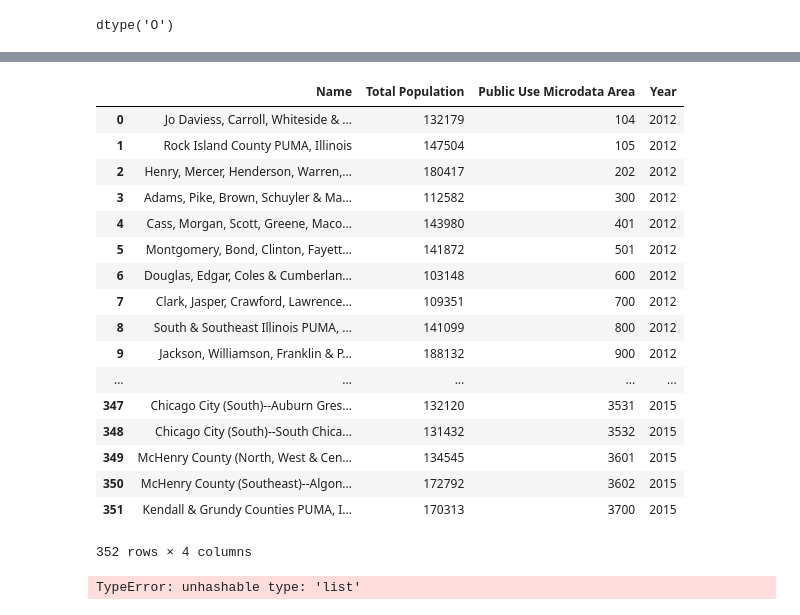
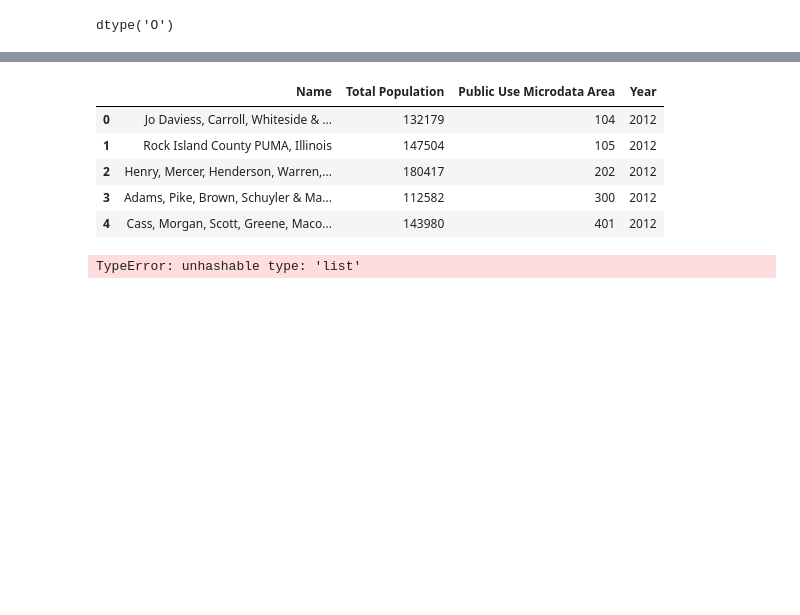
Before and after one commit to MariaSorensen/Colorama, a Jupyter notebook: Chicago_Crime.ipynb, the cells around one changed output, grey strips where cells are left out. Saved outputs shown, nothing was run; the diff lists cells and outputs as text; code cells hidden in the pictures; blank space fills up the shorter version.

```diff
--- a/Chicago_Crime.ipynb
+++ b/Chicago_Crime.ipynb
@@ -251,26 +203,14 @@ population_path
 # %%
 Population_df = pd.DataFrame(population_path)
 # %%
-Population_df.head
+Population_df.head()
 # %% [output]
 |  | Name | Total Population | Public Use Microdata Area | Year |
 | 0 | Jo Daviess, Carroll, Whiteside & ... | 132179 | 104 | 2012 |
 | 1 | Rock Island County PUMA, Illinois | 147504 | 105 | 2012 |
 | 2 | Henry, Mercer, Henderson, Warren,... | 180417 | 202 | 2012 |
 | 3 | Adams, Pike, Brown, Schuyler & Ma... | 112582 | 300 | 2012 |
 | 4 | Cass, Morgan, Scott, Greene, Maco... | 143980 | 401 | 2012 |
-| 5 | Montgomery, Bond, Clinton, Fayett... | 141872 | 501 | 2012 |
-| 6 | Douglas, Edgar, Coles & Cumberlan... | 103148 | 600 | 2012 |
-| 7 | Clark, Jasper, Crawford, Lawrence... | 109351 | 700 | 2012 |
-| 8 | South & Southeast Illinois PUMA, ... | 141099 | 800 | 2012 |
-| 9 | Jackson, Williamson, Franklin & P... | 188132 | 900 | 2012 |
-| ... | ... | ... | ... | ... |
-| 347 | Chicago City (South)--Auburn Gres... | 132120 | 3531 | 2015 |
-| 348 | Chicago City (South)--South Chica... | 131432 | 3532 | 2015 |
-| 349 | McHenry County (North, West & Cen... | 134545 | 3601 | 2015 |
-| 350 | McHenry County (Southeast)--Algon... | 172792 | 3602 | 2015 |
-| 351 | Kendall & Grundy Counties PUMA, I... | 170313 | 3700 | 2015 |
-352 rows × 4 columns
 # %%
 Names = list(Population_df['Name'])
 # %%
```
Also changed, not shown: parts of 4 cells of this notebook.
